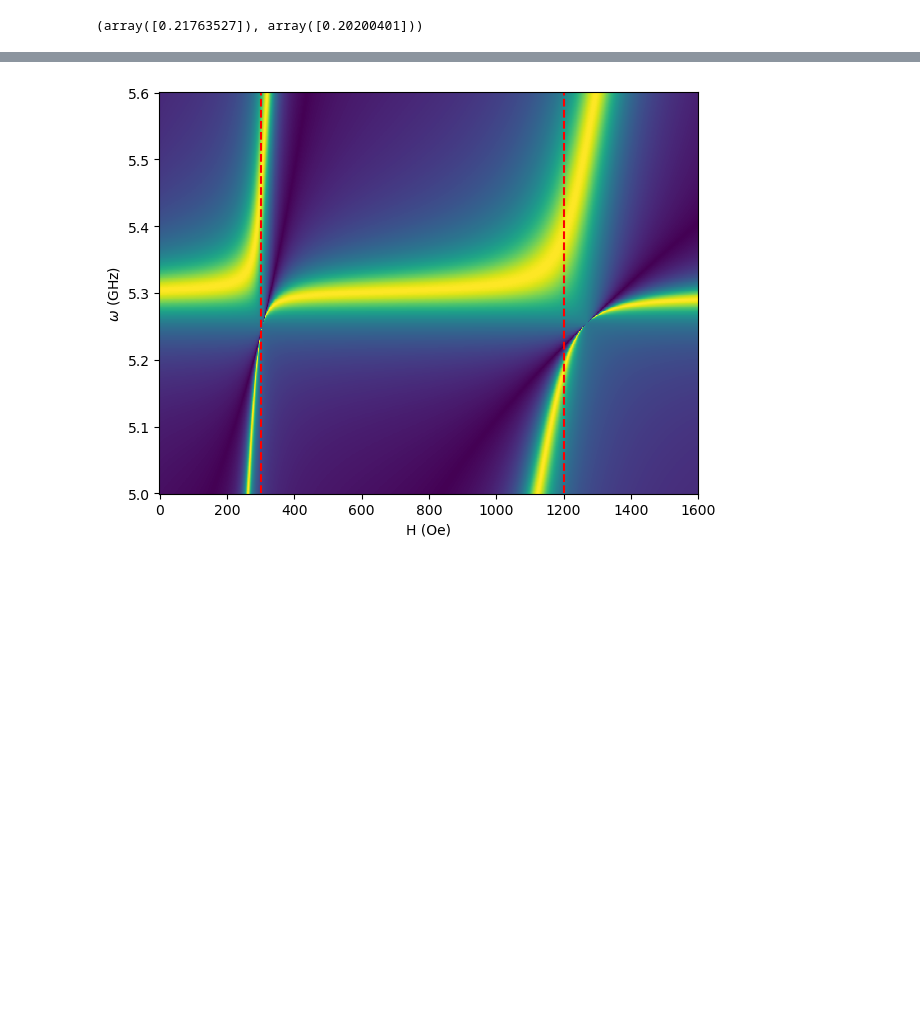
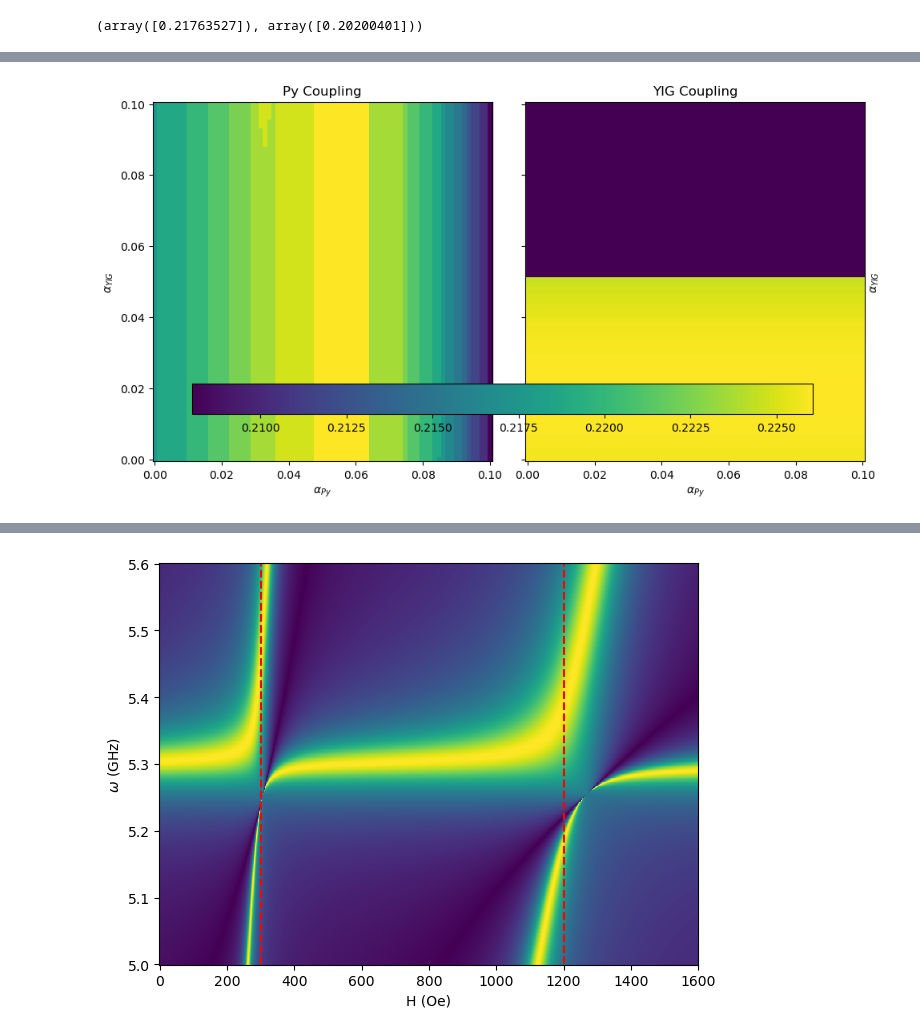
Before and after one commit to FazinHan/cavityCoupling, a Jupyter notebook: matrix method/misc.ipynb, the cells around one changed output, grey strips where cells are left out. Cells and saved outputs as stored; diff of their text form; code cells hidden in the pictures; blank space fills up the shorter version.

```diff
--- a/matrix method/misc.ipynb
+++ b/matrix method/misc.ipynb
@@ -189,0 +263,11 @@ plt.savefig("couplings.png")
+# %%
+l1_arr = np.linspace(0,.31/2**.5,150)
+# gamma1_arr = 2*np.pi*l1_arr**2
+axis_resolution = 80
+limits = .1
+gamma1_arr2 = np.linspace(0,.1,axis_resolution)
+gamma2_arr2 = np.linspace(0,.1,axis_resolution)
+# gamma2_arr2 = 2*np.pi*l2_arr**2
+# gamma2_arr2 = np.linspace(0.05,.15,50)
+diffs2 = np.array([[s21_couplings(alpha_1=gamma1, alpha_2=gamma2) for gamma1 in gamma1_arr2] for gamma2 in gamma2_arr2])[...,0]
+# diffs = np.array([[s21_couplings(g1=l1, l2=l2) for l1 in l1_arr] for l2 in l2_arr])[...,0]
@@ -189,0 +292,26 @@ plt.savefig("couplings.png")
+# %%
+import os
+fig, axs = plt.subplots(1,2,sharey=True,figsize=(10,5))
+axs[0].pcolormesh(gamma1_arr2, gamma2_arr2, diffs2[...,0])
+axs[0].set_xlabel('$\\alpha_{Py}$')
+axs[0].set_ylabel('$\\alpha_{YIG}$')
+# axs[0].title('Difference between peaks in s21_1')
+# axs[0].colorbar()
+# plt.show()
+# print(diffs)
+axs[1].pcolormesh(gamma1_arr2, gamma2_arr2, diffs2[...,1])
+axs[1].set_xlabel('$\\alpha_{Py}$')
+axs[1].yaxis.set_label_position("right")
+# axs[1].yaxis.tick_right()
+axs[1].set_ylabel('$\\alpha_{YIG}$')
+# axs[1].title('Difference between peaks in s21_2')
+# axs[1].colorbar()
+axs[0].set_title('Py Coupling')
+# axs[0].plot(.08,1.9,'r.')
+axs[1].set_title('YIG Coupling')
+# fig.suptitle("Peak separation not affected by damping")
+fig.colorbar(axs[0].collections[0], ax=axs, location="bottom", use_gridspec=False)
+# fig.tight_layout()
+plt.savefig('intrinsically_influenced_couplings_wide.png')
+# %% [output]
+[figure, added]
```
Also changed, not shown: parts of 16 cells of this notebook, 12 other files.
